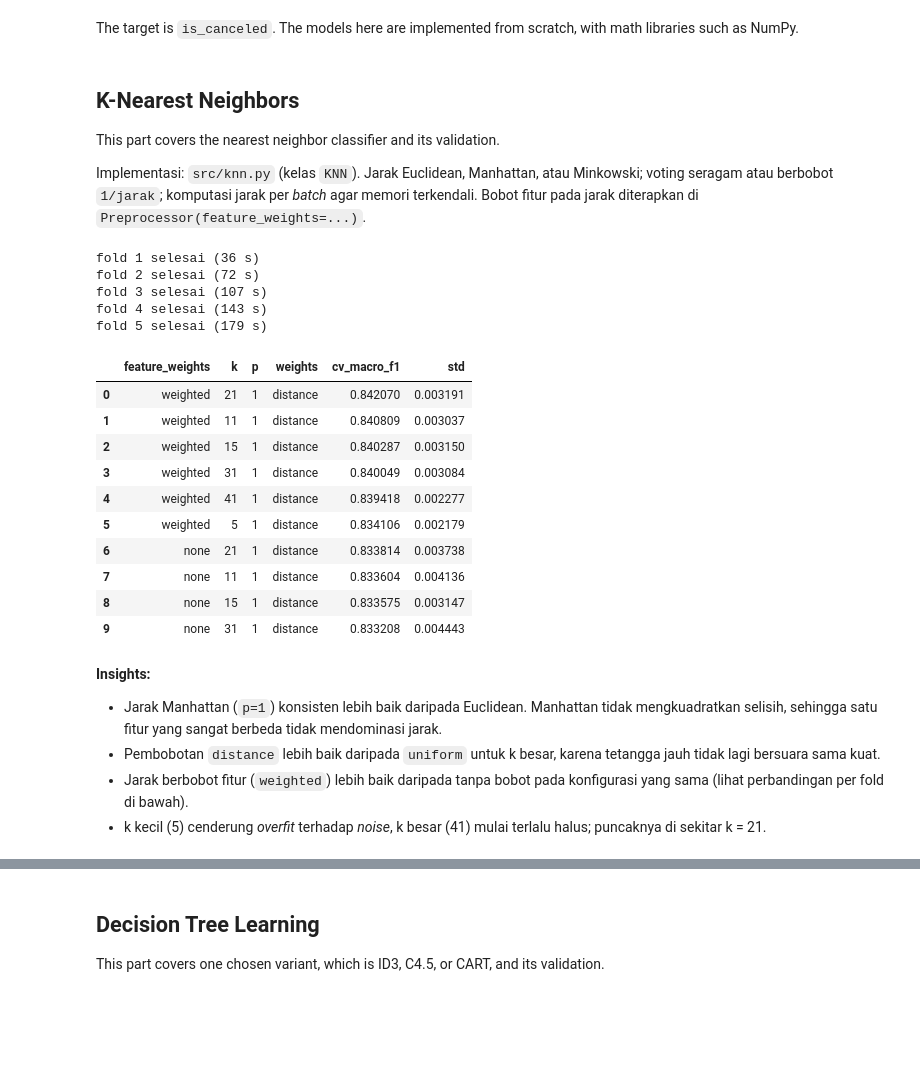
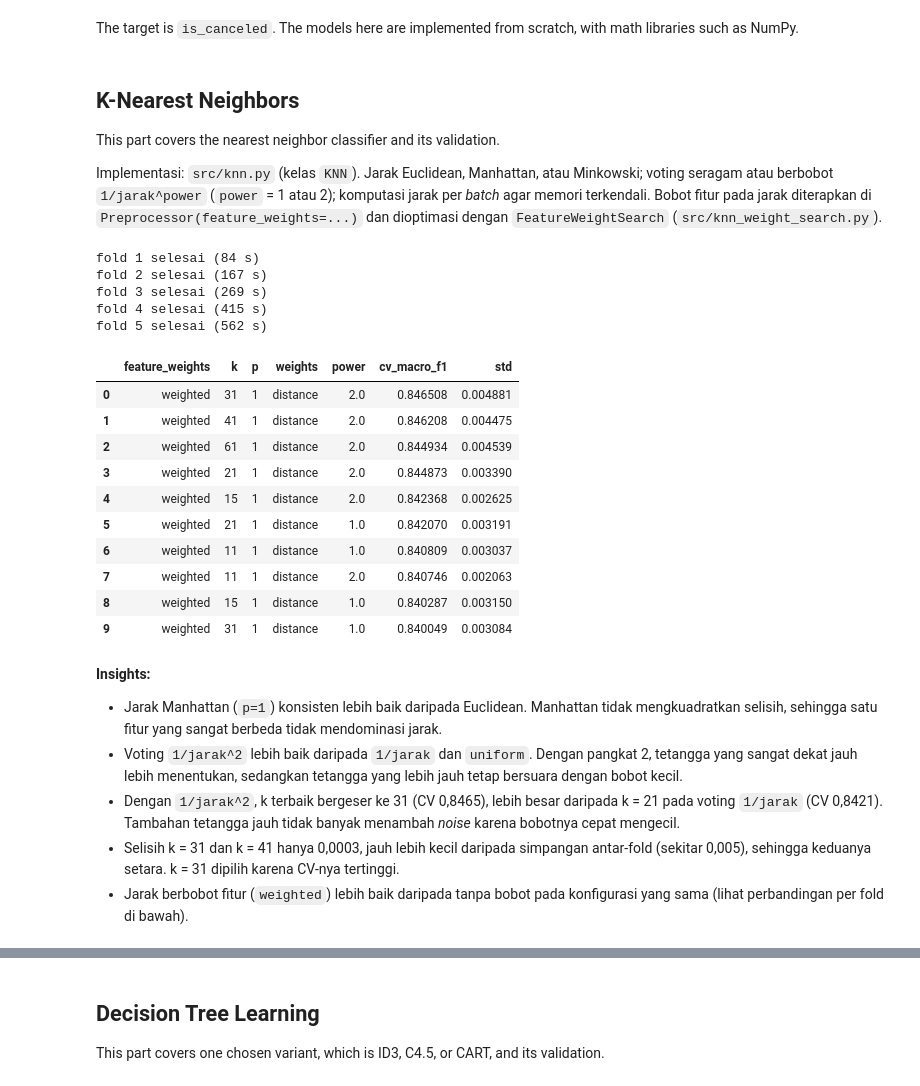
Before and after one commit to zizadhrmaa/IF3170_G25_IMKSIAI, a Jupyter notebook: src/Notebook_Tugas_Besar_2_IF3170_Inteligensi_Artifisial_2026_2027.ipynb, the cells around one changed output, grey strips where cells are left out. Saved outputs shown, nothing was run; the diff lists cells and outputs as text; code cells hidden in the pictures; blank space fills up the shorter version.

```diff
--- a/src/Notebook_Tugas_Besar_2_IF3170_Inteligensi_Artifisial_2026_2027.ipynb
+++ b/src/Notebook_Tugas_Besar_2_IF3170_Inteligensi_Artifisial_2026_2027.ipynb
@@ -122,13 +123,18 @@ class Settings:
     SVM_DEGREE = 2
     SVM_TOL = 1e-3
     SVM_MAX_ITER = 1000000
-    # Bobot fitur untuk jarak KNN; asal nilainya dijelaskan di bagian Improvements.
-    # Key-nya adalah nama kolom di Preprocessor.
+    # Bobot fitur awal untuk jarak KNN; asal nilainya dijelaskan di bagian Improvements.
+    # Key-nya adalah nama kolom di Preprocessor. Bobot akhir dicari ulang di bagian Modeling.
     FEATURE_WEIGHTS = {
         'log_lead_time': 1.5, 'days_before_arrival': 1.5,
         'special_requests': 1.5, 'nightly_rate_idr': 1.5,
         'meal_package': 0.5, 'room_category': 0.5,
     }
+    # Pencarian ulang bobot KNN: nilai bobot yang dicoba dan jumlah kandidat tetangga per baris.
+    KNN_WEIGHT_GRID = (0.0, 0.25, 0.5, 0.75, 1.0, 1.5, 2.0, 3.0)
+    KNN_CANDIDATES = 150
+    # Konfigurasi submisi KNN sebelumnya (bobot awal, voting 1/jarak), dibuat ulang sebagai pembanding.
+    KNN_V1_PARAMS = dict(k=21, p=1, weights='distance', power=1.0)
 
 CFG = Settings()
 CFG.OUTPUT_DIR.mkdir(parents=True, exist_ok=True)
@@ -584,61 +590,65 @@ The target is `is_canceled`. The models here are implemented from scratch, with
 
 This part covers the nearest neighbor classifier and its validation.
 
-Implementasi: `src/knn.py` (kelas `KNN`). Jarak Euclidean, Manhattan, atau Minkowski; voting seragam atau berbobot `1/jarak`; komputasi jarak per *batch* agar memori terkendali. Bobot fitur pada jarak diterapkan di `Preprocessor(feature_weights=...)`.
+Implementasi: `src/knn.py` (kelas `KNN`). Jarak Euclidean, Manhattan, atau Minkowski; voting seragam atau berbobot `1/jarak^power` (`power` = 1 atau 2); komputasi jarak per *batch* agar memori terkendali. Bobot fitur pada jarak diterapkan di `Preprocessor(feature_weights=...)` dan dioptimasi dengan `FeatureWeightSearch` (`src/knn_weight_search.py`).
 # %%
 # Tuning hyperparameter dengan stratified 5-fold CV pada data latih.
 # Preprocessor di-fit ulang di setiap fold supaya fold validasi tidak bocor.
-K_GRID = [5, 11, 15, 21, 31, 41]
+K_GRID = [5, 11, 15, 21, 31, 41, 61]
 P_GRID = [1, 2]   # 1 = Manhattan, 2 = Euclidean
-W_GRID = ['uniform', 'distance']
+# Jenis voting dan pangkat jarak: seragam, 1/jarak, dan 1/jarak^2.
+W_GRID = [('uniform', 1.0), ('distance', 1.0), ('distance', 2.0)]
 FW_GRID = {'none': None, 'weighted': CFG.FEATURE_WEIGHTS}
+FOLDS = list(stratified_kfold_indices(y_train, CFG.N_FOLDS, CFG.SEED))
 
 cv_scores = {}
 start = time.time()
-for fold, (tr_idx, va_idx) in enumerate(stratified_kfold_indices(y_train, CFG.N_FOLDS, CFG.SEED)):
+for fold, (tr_idx, va_idx) in enumerate(FOLDS):
     fold_tr, fold_va = train_set.iloc[tr_idx], train_set.iloc[va_idx]
     for fw_name, fw in FW_GRID.items():
         pp = Preprocessor(feature_weights=fw).fit(fold_tr)
         Xf_tr, Xf_va = pp.transform(fold_tr), pp.transform(fold_va)
         for p in P_GRID:
             # Tetangga dicari sekali dengan k terbesar, k yang lebih kecil cukup memotong hasilnya.
             searcher = KNN(k=max(K_GRID), p=p).fit(Xf_tr, y_train[tr_idx])
             dist, idx = searcher.kneighbors(Xf_va)
-            for w in W_GRID:
-                searcher.weights = w
+            for w, power in W_GRID:
+                searcher.weights, searcher.power = w, power
                 for k in K_GRID:
                     pred = searcher.predict_from_neighbors(dist, idx, k)
-                    cv_scores.setdefault((fw_name, k, p, w), []).append(macro_f1(y_train[va_idx], pred))
+                    cv_scores.setdefault((fw_name, k, p, w, power), []).append(macro_f1(y_train[va_idx], pred))
     print(f'fold {fold + 1} selesai ({time.time() - start:.0f} s)')
 
-cv_table = (pd.DataFrame([(fw, k, p, w, np.mean(s), np.std(s), s) for (fw, k, p, w), s in cv_scores.items()],
-                         columns=['feature_weights', 'k', 'p', 'weights', 'cv_macro_f1', 'std', 'fold_scores'])
-            .sort_values('cv_macro_f1', ascending=False).reset_index(drop=True))
+cv_table = (pd.DataFrame([(fw, k, p, w, power, np.mean(s), np.std(s), s)
+                          for (fw, k, p, w, power), s in cv_scores.items()],
+                         columns=['feature_weights', 'k', 'p', 'weights', 'power', 'cv_macro_f1', 'std', 'fold_scores'])
+            .sort_values('cv_macro_f1', ascending=False, kind='stable').reset_index(drop=True))
 cv_table.drop(columns='fold_scores').head(10)
 # %% [output]
-fold 1 selesai (36 s)
-fold 2 selesai (72 s)
-fold 3 selesai (107 s)
-fold 4 selesai (143 s)
-fold 5 selesai (179 s)
+fold 1 selesai (84 s)
+fold 2 selesai (167 s)
+fold 3 selesai (269 s)
+fold 4 selesai (415 s)
+fold 5 selesai (562 s)
-|  | feature_weights | k | p | weights | cv_macro_f1 | std |
-| 0 | weighted | 21 | 1 | distance | 0.842070 | 0.003191 |
-| 1 | weighted | 11 | 1 | distance | 0.840809 | 0.003037 |
-| 2 | weighted | 15 | 1 | distance | 0.840287 | 0.003150 |
-| 3 | weighted | 31 | 1 | distance | 0.840049 | 0.003084 |
-| 4 | weighted | 41 | 1 | distance | 0.839418 | 0.002277 |
-| 5 | weighted | 5 | 1 | distance | 0.834106 | 0.002179 |
-| 6 | none | 21 | 1 | distance | 0.833814 | 0.003738 |
-| 7 | none | 11 | 1 | distance | 0.833604 | 0.004136 |
-| 8 | none | 15 | 1 | distance | 0.833575 | 0.003147 |
-| 9 | none | 31 | 1 | distance | 0.833208 | 0.004443 |
+|  | feature_weights | k | p | weights | power | cv_macro_f1 | std |
+| 0 | weighted | 31 | 1 | distance | 2.0 | 0.846508 | 0.004881 |
+| 1 | weighted | 41 | 1 | distance | 2.0 | 0.846208 | 0.004475 |
+| 2 | weighted | 61 | 1 | distance | 2.0 | 0.844934 | 0.004539 |
+| 3 | weighted | 21 | 1 | distance | 2.0 | 0.844873 | 0.003390 |
+| 4 | weighted | 15 | 1 | distance | 2.0 | 0.842368 | 0.002625 |
+| 5 | weighted | 21 | 1 | distance | 1.0 | 0.842070 | 0.003191 |
+| 6 | weighted | 11 | 1 | distance | 1.0 | 0.840809 | 0.003037 |
+| 7 | weighted | 11 | 1 | distance | 2.0 | 0.840746 | 0.002063 |
+| 8 | weighted | 15 | 1 | distance | 1.0 | 0.840287 | 0.003150 |
+| 9 | weighted | 31 | 1 | distance | 1.0 | 0.840049 | 0.003084 |
 # %% [markdown]
 **Insights:**
 
 - Jarak Manhattan (`p=1`) konsisten lebih baik daripada Euclidean. Manhattan tidak mengkuadratkan selisih, sehingga satu fitur yang sangat berbeda tidak mendominasi jarak.
-- Pembobotan `distance` lebih baik daripada `uniform` untuk k besar, karena tetangga jauh tidak lagi bersuara sama kuat.
+- Voting `1/jarak^2` lebih baik daripada `1/jarak` dan `uniform`. Dengan pangkat 2, tetangga yang sangat dekat jauh lebih menentukan, sedangkan tetangga yang lebih jauh tetap bersuara dengan bobot kecil.
+- Dengan `1/jarak^2`, k terbaik bergeser ke 31 (CV 0,8465), lebih besar daripada k = 21 pada voting `1/jarak` (CV 0,8421). Tambahan tetangga jauh tidak banyak menambah *noise* karena bobotnya cepat mengecil.
+- Selisih k = 31 dan k = 41 hanya 0,0003, jauh lebih kecil daripada simpangan antar-fold (sekitar 0,005), sehingga keduanya setara. k = 31 dipilih karena CV-nya tertinggi.
 - Jarak berbobot fitur (`weighted`) lebih baik daripada tanpa bobot pada konfigurasi yang sama (lihat perbandingan per fold di bawah).
-- k kecil (5) cenderung *overfit* terhadap *noise*, k besar (41) mulai terlalu halus; puncaknya di sekitar k = 21.
 # %%
 best = cv_table.iloc[0]
 BEST_FW_NAME, BEST_K, BEST_P, BEST_W = best.feature_weights, int(best.k), int(best.p), best.weights
```
Also changed, not shown: parts of 21 cells of this notebook.
